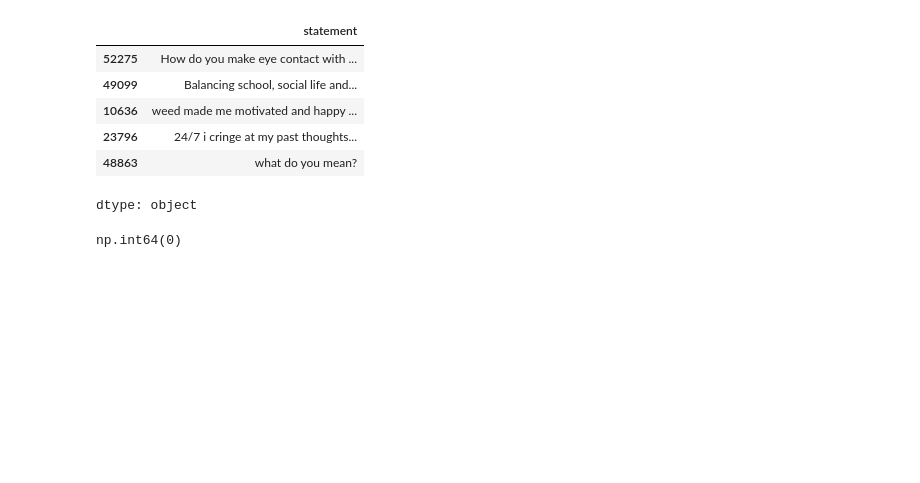
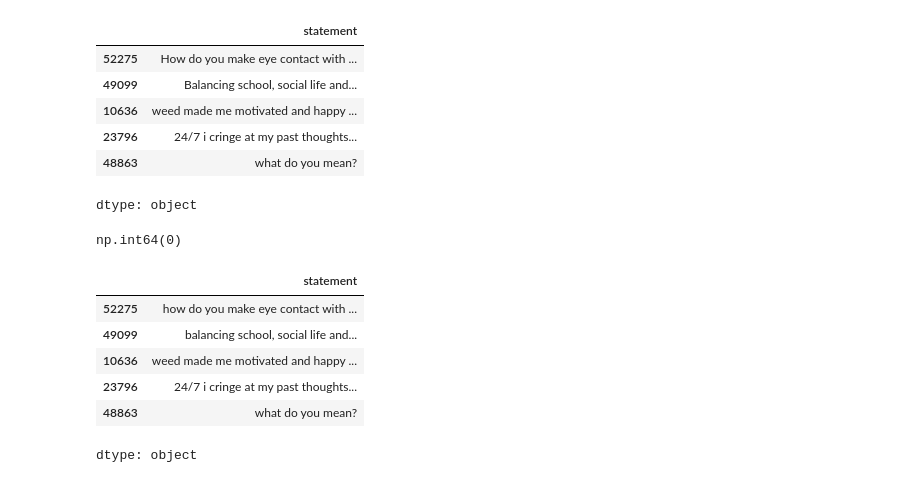
Before and after one commit to savindumahasen/Depression-Detection-Using-Sentiment-Analysis, a Jupyter notebook: DepressionDetectionUsingNLP.ipynb, the cells around one changed output. Saved outputs shown, nothing was run; the diff lists cells and outputs as text; code cells hidden in the pictures; blank space fills up the shorter version.

Commit message:
Convert the uppercase letters into lowercase letters

```diff
--- a/DepressionDetectionUsingNLP.ipynb
+++ b/DepressionDetectionUsingNLP.ipynb
@@ -149,0 +152,11 @@ import re
+# %%
+train_set_new['statement']=train_set_new['statement'].apply(lambda x:" ".join(x.lower() for x in x.split()))
+train_set_new['statement'].head()
+# %% [output]
+|  | statement |
+| 52275 | how do you make eye contact with ... |
+| 49099 | balancing school, social life and... |
+| 10636 | weed made me motivated and happy ... |
+| 23796 | 24/7 i cringe at my past thoughts... |
+| 48863 | what do you mean? |
+dtype: object
```
Also changed, not shown: parts of 1 cell of this notebook.
